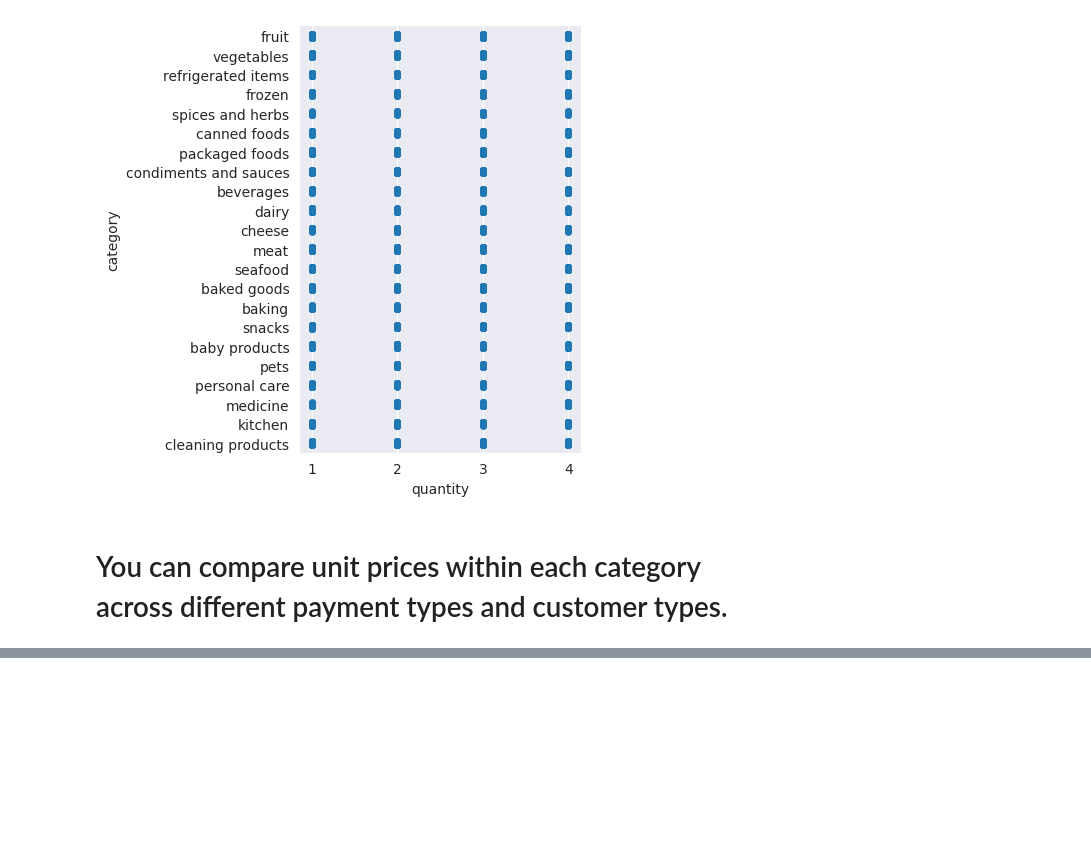
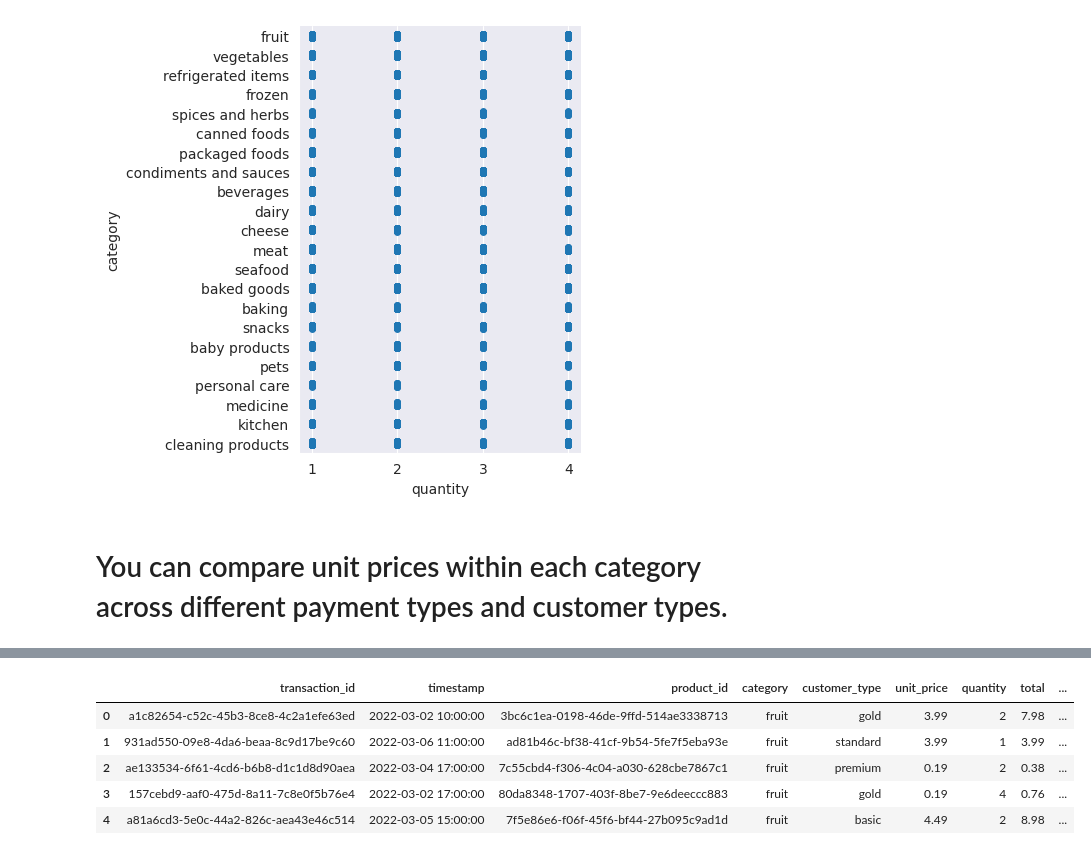
Before and after one commit to BHAVIN-VHANESHA/Data-Scientist-Industrial-Training, a Jupyter notebook: Projects - Data Analysis/GALA_GROCERIES.ipynb, the cells around one changed output, grey strips where cells are left out. Saved outputs shown, nothing was run; the diff lists cells and outputs as text; code cells hidden in the pictures; blank space fills up the shorter version.

Commit message:
gala_groceries

```diff
--- a/Projects - Data Analysis/GALA_GROCERIES.ipynb
+++ b/Projects - Data Analysis/GALA_GROCERIES.ipynb
@@ -7,4 +7,4 @@ import seaborn as sns
 # %% [markdown]
 # Importing the dataset
 # %%
-df = pd.read_csv('../Datasets/gala_groceries.csv')
+sales_df = pd.read_csv('../Datasets/gala_sales.csv')
@@ -45,5 +43,5 @@ Index(['Unnamed: 0', 'transaction_id', 'timestamp', 'product_id', 'category',
 # %% [markdown]
 # here the column name 'Unnamed: 0' is nothing but index number and as we are using the pandas we don't need this column
 # %%
-df.drop(columns=['Unnamed: 0'], inplace=True)
+sales_df.drop(columns=['Unnamed: 0'], inplace=True)
 # %%
@@ -252,0 +356,2 @@ plt.show()
+# %%
+sales_df['timestamp'] = pd.to_datetime(sales_df.timestamp, format='%Y-%m-%d %H:%M:%S')
@@ -252,0 +408,10 @@ plt.show()
+# %%
+sales_df.timestamp = sales_df.timestamp.dt.round('h')
+sales_df.head()
+# %% [output]
+|  | transaction_id | timestamp | product_id | category | customer_type | unit_price | quantity | total | ... |
+| 0 | a1c82654-c52c-45b3-8ce8-4c2a1efe63ed | 2022-03-02 10:00:00 | 3bc6c1ea-0198-46de-9ffd-514ae3338713 | fruit | gold | 3.99 | 2 | 7.98 | ... |
+| 1 | 931ad550-09e8-4da6-beaa-8c9d17be9c60 | 2022-03-06 11:00:00 | ad81b46c-bf38-41cf-9b54-5fe7f5eba93e | fruit | standard | 3.99 | 1 | 3.99 | ... |
+| 2 | ae133534-6f61-4cd6-b6b8-d1c1d8d90aea | 2022-03-04 17:00:00 | 7c55cbd4-f306-4c04-a030-628cbe7867c1 | fruit | premium | 0.19 | 2 | 0.38 | ... |
+| 3 | 157cebd9-aaf0-475d-8a11-7c8e0f5b76e4 | 2022-03-02 17:00:00 | 80da8348-1707-403f-8be7-9e6deeccc883 | fruit | gold | 0.19 | 4 | 0.76 | ... |
+| 4 | a81a6cd3-5e0c-44a2-826c-aea43e46c514 | 2022-03-05 15:00:00 | 7f5e86e6-f06f-45f6-bf44-27b095c9ad1d | fruit | basic | 4.49 | 2 | 8.98 | ... |
```
Also changed, not shown: parts of 68 cells of this notebook.
